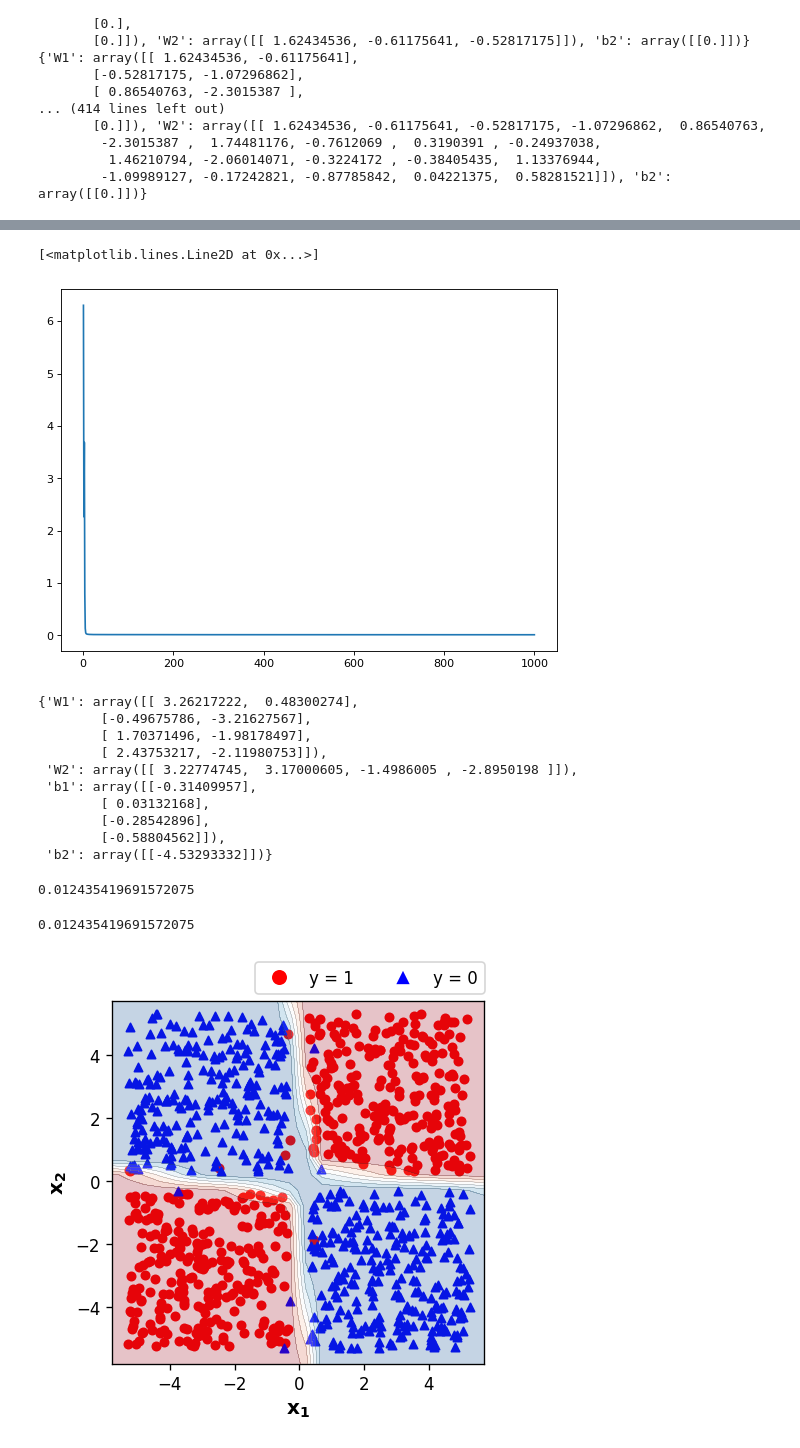
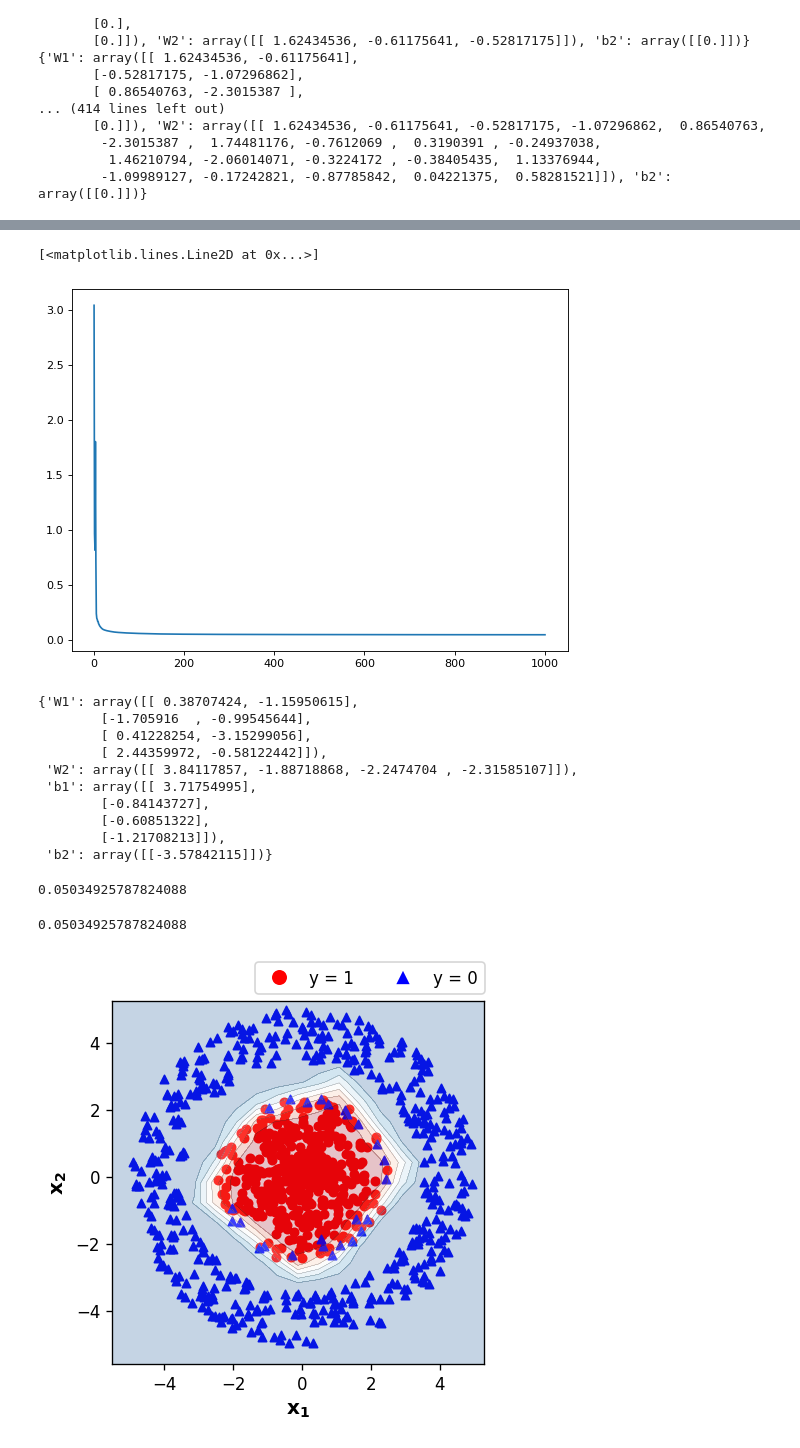
Before and after one commit to tayfununal/Artificial-Neural-Network-with-One-Hidden-Layer, a Jupyter notebook: new_revision_without_baski.ipynb, the cells around one changed output, grey strips where cells are left out. Cells and saved outputs as stored; diff of their text form; code cells hidden in the pictures.

```diff
--- a/new_revision_without_baski.ipynb
+++ b/new_revision_without_baski.ipynb
@@ -22,7 +30,7 @@ import json
 import requests
 # %%
 pg.dataset.random.seed(8)
-Datas = pg.dataset.DataGenerator.classify_xor(1000,noise=0.1)
+Datas = pg.dataset.DataGenerator.classify_circle(1000,noise=0.1)
 # %%
 def initialization_parameters(x, y, num_node, random_seeds_one, random_seeds_two):
     np.random.seed(random_seeds_one)
@@ -219,32 +227,32 @@ plt.figure(figsize=(8,6), dpi=80)
 plt.plot(x, cost_history)
 # %% [output]
 [<matplotlib.lines.Line2D at 0x...>]
-[figure, old version]
+[figure, new version]
 # %%
 parameters = sonuc_parameters[3]
 parameters
 # %% [output]
-{'W1': array([[ 3.26217222,  0.48300274],
-        [-0.49675786, -3.21627567],
-        [ 1.70371496, -1.98178497],
-        [ 2.43753217, -2.11980753]]),
- 'W2': array([[ 3.22774745,  3.17000605, -1.4986005 , -2.8950198 ]]),
- 'b1': array([[-0.31409957],
-        [ 0.03132168],
-        [-0.28542896],
-        [-0.58804562]]),
- 'b2': array([[-4.53293332]])}
+{'W1': array([[ 0.38707424, -1.15950615],
+        [-1.705916  , -0.99545644],
+        [ 0.41228254, -3.15299056],
+        [ 2.44359972, -0.58122442]]),
+ 'W2': array([[ 3.84117857, -1.88718868, -2.2474704 , -2.31585107]]),
+ 'b1': array([[ 3.71754995],
+        [-0.84143727],
+        [-0.60851322],
+        [-1.21708213]]),
+ 'b2': array([[-3.57842115]])}
 # %%
 cost_history[-1]
 # %% [output]
-0.012435419691572075
+0.05034925787824088
 # %%
 cost
 # %% [output]
-0.012435419691572075
+0.05034925787824088
 # %%
 pg.dataset.random.seed(9)
-Datas = pg.dataset.DataGenerator.classify_xor(1000,noise=0.1)
+Datas = pg.dataset.DataGenerator.classify_circle(1000,noise=0.1)
 df = pd.DataFrame(Datas)
 df = df.sample(frac=1,random_state=1).reset_index(drop=True)
 df.loc[df.loc[:,2] ==-1,2]=0 #change the label which is 0 to -1
@@ -254,33 +262,33 @@ df2 = df[df[2] == 0]
 # %%
 from matplotlib.lines import Line2D
 def plot_decision_boundary(X, Y, cmap='RdBu_r'):
 
-  h = 0.5
+  h = 0.6
   x_min, x_max = X[0,:].min() - h, X[0,:].max() + h
   y_min, y_max = X[1,:].min() - h, X[1,:].max() + h
   xx, yy = np.meshgrid(np.arange(x_min, x_max, h),
                         np.arange(y_min, y_max, h))
   A2, cache = forward_prop(np.c_[xx.ravel(), yy.ravel()].T, parameters)
   A2 = A2.reshape(xx.shape)
 
   fig, ax = plt.subplots(figsize=(4,4), dpi=120)
 
   df1.plot.scatter(0 ,1 , s=25, c="red", cmap=cmap, ax=ax)
   df2.plot.scatter(0, 1, s=25, c="blue", ax=ax, marker="^", cmap=cmap)
 
   ax.contourf(xx, yy, A2, cmap=cmap, alpha=0.25)
   ax.contour(xx, yy, A2, colors='k', linewidths=0.1)
 
   red_circle = Line2D([0], [0], marker='o', color='w', label='y = 1',markerfacecolor='r', markersize=10)
   blue_circle = Line2D([0], [0], marker='^', color='w', label='y = 0',markerfacecolor='b', markersize=10)
   ax.legend(handles=[red_circle,blue_circle], bbox_to_anchor=(1.025, 1.13), ncol=2)
 
   plt.xlabel("$\mathbf{x_1}$", fontsize=12, fontweight="bold")
   plt.ylabel("$\mathbf{x_2}$", fontsize=12, fontweight="bold")
 
 plot_decision_boundary(X, Y)
 # %% [output]
-[figure, old version]
+[figure, new version]
 # %%
 np.round(sonuc_cost,6)
 # %% [output]
```
Also changed, not shown: parts of 11 cells of this notebook.
